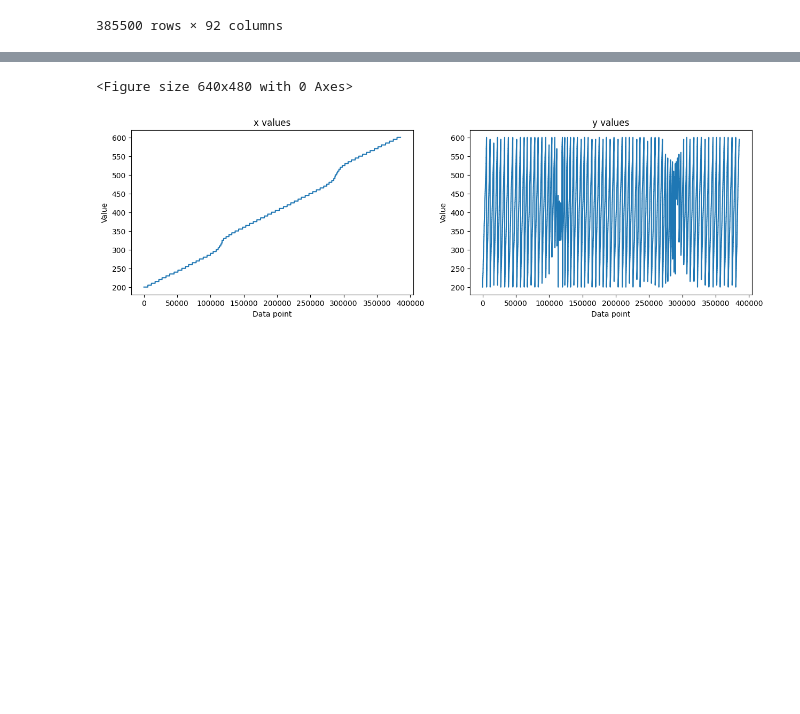
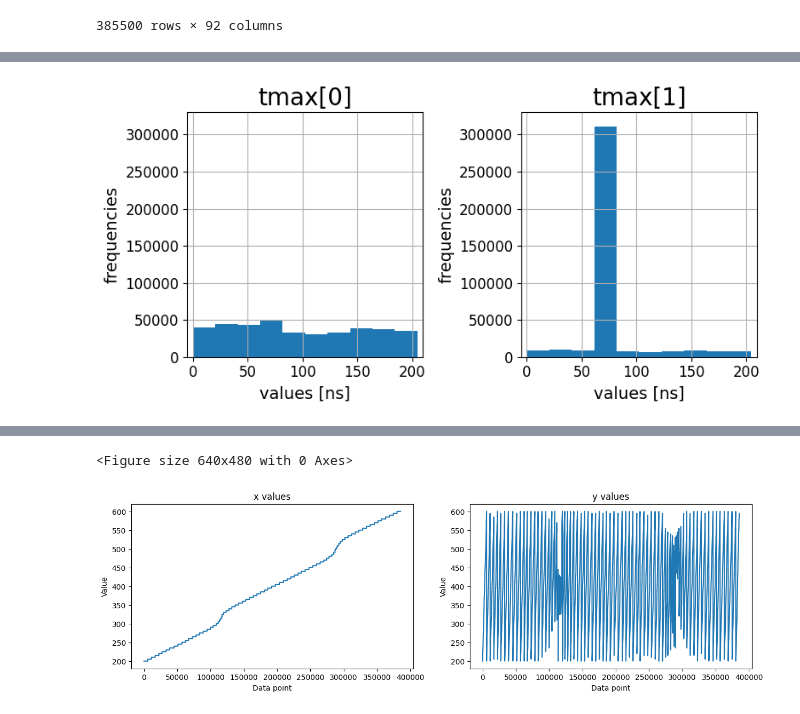
Before and after one commit to marcomag416/dslWinterProject, a Jupyter notebook: dslWinterProject.ipynb, the cells around one changed output, grey strips where cells are left out. Cells and saved outputs as stored; diff of their text form; code cells hidden in the pictures; blank space fills up the shorter version.

```diff
--- a/dslWinterProject.ipynb
+++ b/dslWinterProject.ipynb
@@ -74,0 +72,25 @@ dataset.plot.scatter("x", "y", alpha=0.1, s=2, title="Position of the datapoints
+# %%
+#columns = generateColumnsNames("pmax")
+columns = ["tmax[0]", "tmax[1]"]
+nrows = 1
+fig, ax = plt.subplots(nrows, len(columns)//nrows, figsize=(8, 4))
+
+valmin = np.min(dataset[columns])
+valmax = np.max(dataset[columns])
+
+for idx, col in enumerate(columns):
+    #x = ax[idx//nrows][idx%nrows]
+    x = ax[idx]
+    x.hist(dataset[col], bins=10)
+    x.set_title(col, fontsize=20)
+    x.set_ylim(0, 330000)
+    x.set_xlim(valmin -5, valmax + 5)
+    x.set_xlabel("values [ns]", fontsize=14)
+    x.set_ylabel("frequencies", fontsize=14)
+    x.tick_params(labelsize=12)
+    x.grid()
+
+plt.tight_layout()
+plt.savefig("tmax_distribution_comparison.pdf", format="pdf")
+# %% [output]
+[figure, added]
```
Also changed, not shown: parts of 8 cells of this notebook, 26 other files.
